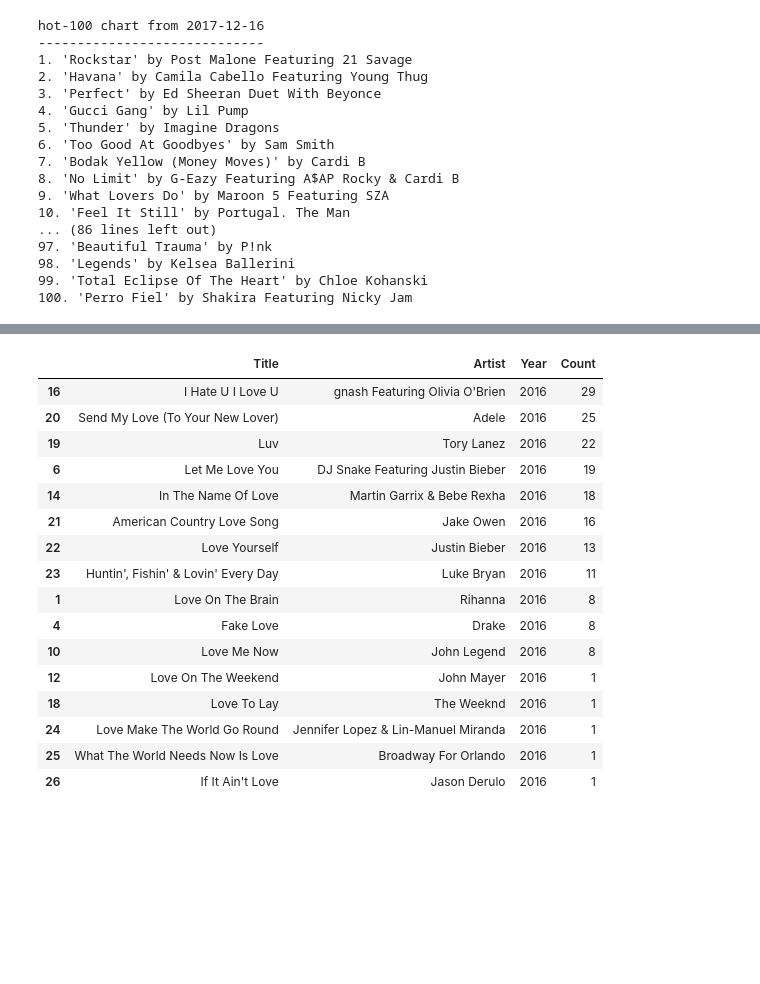
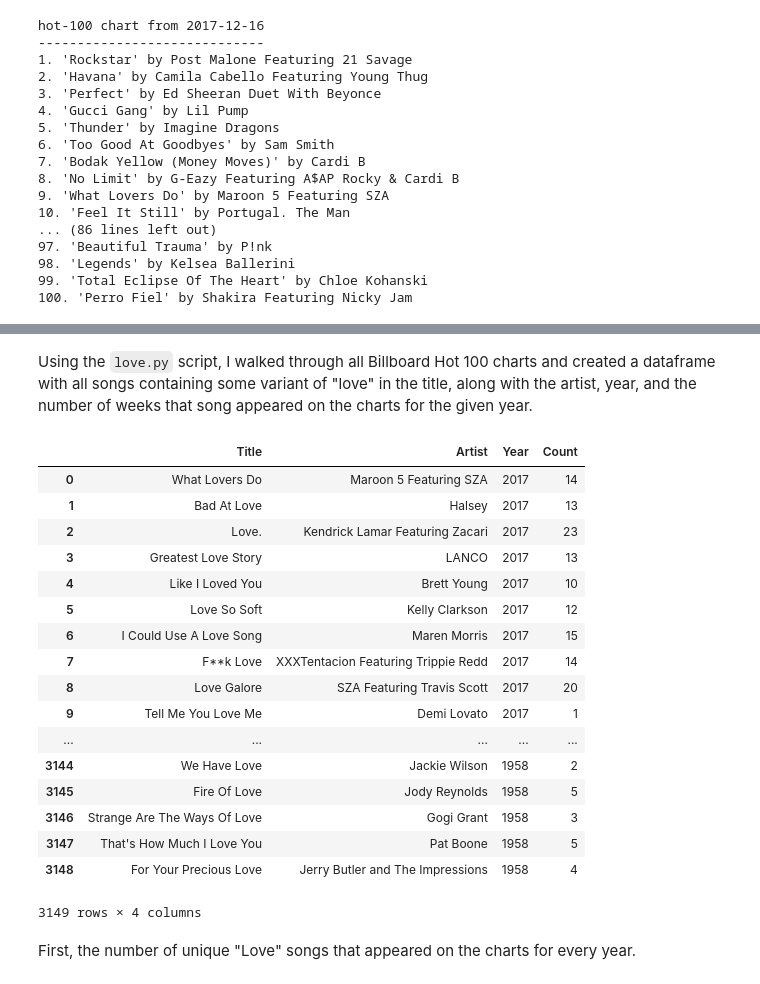
Before and after one commit to jgdenby/love-songs-on-the-radio, a Jupyter notebook: Love Songs On The Radio.ipynb, the cells around one changed output, grey strips where cells are left out. Drawn from its saved outputs; the diff is of its cells as text; code cells hidden in the pictures; blank space fills up the shorter version.

```diff
--- a/Love Songs On The Radio.ipynb
+++ b/Love Songs On The Radio.ipynb
@@ -83,20 +37,27 @@ love_16 = lovedf[lovedf.Year == 2016]
-# %%
-love_16.sort_values(by = 'Count', ascending=False)
-# %% [output]
-|  | Title | Artist | Year | Count |
-| 16 | I Hate U I Love U | gnash Featuring Olivia O'Brien | 2016 | 29 |
-| 20 | Send My Love (To Your New Lover) | Adele | 2016 | 25 |
-| 19 | Luv | Tory Lanez | 2016 | 22 |
-| 6 | Let Me Love You | DJ Snake Featuring Justin Bieber | 2016 | 19 |
-| 14 | In The Name Of Love | Martin Garrix & Bebe Rexha | 2016 | 18 |
-| 21 | American Country Love Song | Jake Owen | 2016 | 16 |
-| 22 | Love Yourself | Justin Bieber | 2016 | 13 |
-| 23 | Huntin', Fishin' & Lovin' Every Day | Luke Bryan | 2016 | 11 |
-| 1 | Love On The Brain | Rihanna | 2016 | 8 |
-| 4 | Fake Love | Drake | 2016 | 8 |
-| 10 | Love Me Now | John Legend | 2016 | 8 |
-| 12 | Love On The Weekend | John Mayer | 2016 | 1 |
-| 18 | Love To Lay | The Weeknd | 2016 | 1 |
-| 24 | Love Make The World Go Round | Jennifer Lopez & Lin-Manuel Miranda | 2016 | 1 |
-| 25 | What The World Needs Now Is Love | Broadway For Orlando | 2016 | 1 |
-| 26 | If It Ain't Love | Jason Derulo | 2016 | 1 |
+# %% [markdown]
+Using the `love.py` script, I walked through all Billboard Hot 100 charts and created a dataframe with all songs containing some variant of "love" in the title, along with the artist, year, and the number of weeks that song appeared on the charts for the given year.
+# %%
+lovedf = pd.read_csv('data/lovedf.csv', index_col= 0)
+# %%
+lovedf
+# %% [output]
+|  | Title | Artist | Year | Count |
+| 0 | What Lovers Do | Maroon 5 Featuring SZA | 2017 | 14 |
+| 1 | Bad At Love | Halsey | 2017 | 13 |
+| 2 | Love. | Kendrick Lamar Featuring Zacari | 2017 | 23 |
+| 3 | Greatest Love Story | LANCO | 2017 | 13 |
+| 4 | Like I Loved You | Brett Young | 2017 | 10 |
+| 5 | Love So Soft | Kelly Clarkson | 2017 | 12 |
+| 6 | I Could Use A Love Song | Maren Morris | 2017 | 15 |
+| 7 | F**k Love | XXXTentacion Featuring Trippie Redd | 2017 | 14 |
+| 8 | Love Galore | SZA Featuring Travis Scott | 2017 | 20 |
+| 9 | Tell Me You Love Me | Demi Lovato | 2017 | 1 |
+| ... | ... | ... | ... | ... |
+| 3144 | We Have Love | Jackie Wilson | 1958 | 2 |
+| 3145 | Fire Of Love | Jody Reynolds | 1958 | 5 |
+| 3146 | Strange Are The Ways Of Love | Gogi Grant | 1958 | 3 |
+| 3147 | That's How Much I Love You | Pat Boone | 1958 | 5 |
+| 3148 | For Your Precious Love | Jerry Butler and The Impressions | 1958 | 4 |
+3149 rows × 4 columns
+# %% [markdown]
+First, the number of unique "Love" songs that appeared on the charts for every year.
```
Also changed, not shown: parts of 12 cells of this notebook.
